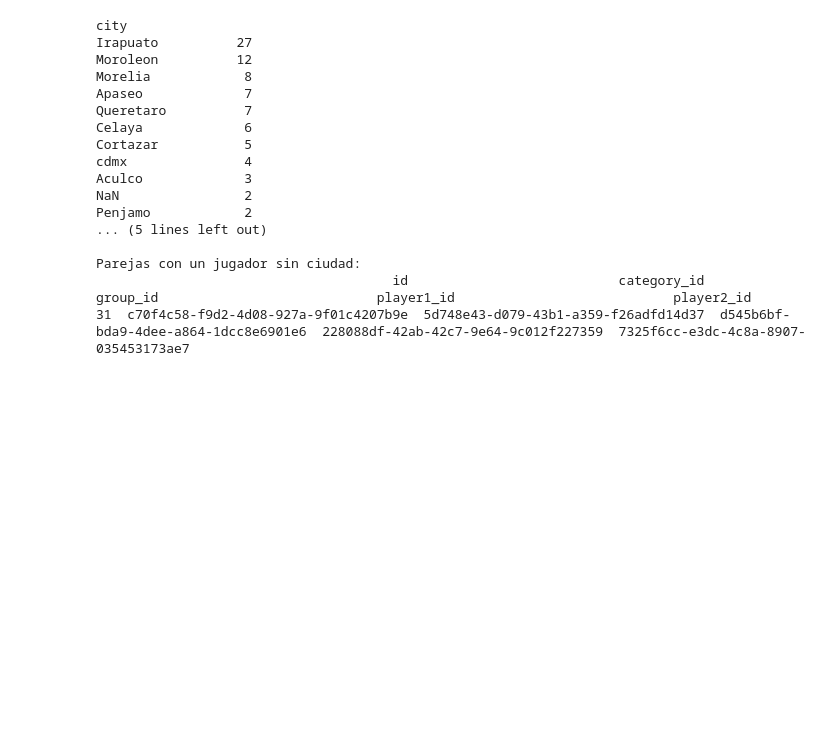
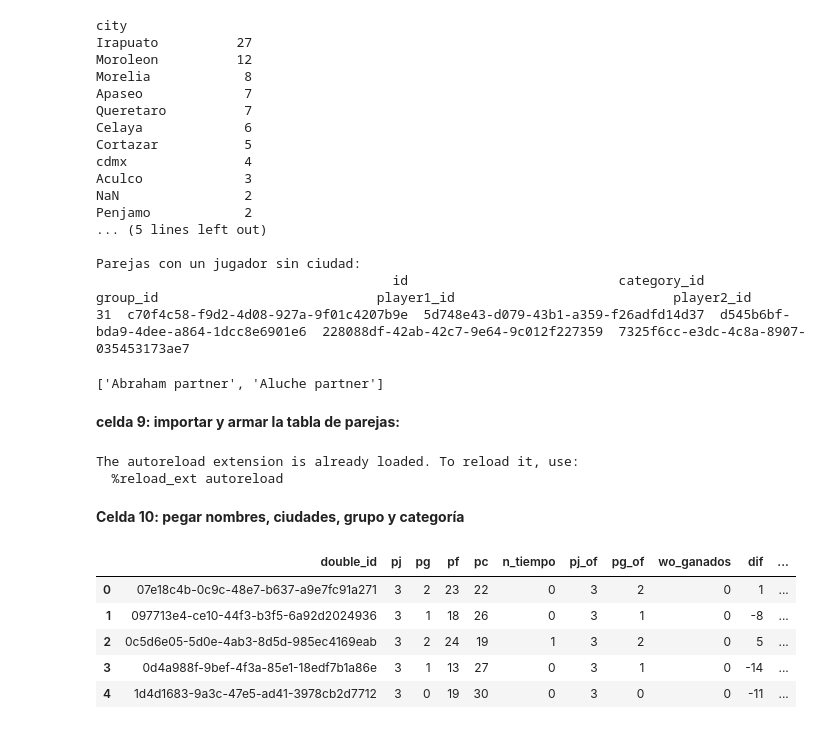
Before and after one commit to Astra-exe/tdlf26-data, a Jupyter notebook: notebooks/EDA.ipynb, the cells around one changed output. Cells and saved outputs as stored; diff of their text form; code cells hidden in the pictures; blank space fills up the shorter version.

```diff
--- a/notebooks/EDA.ipynb
+++ b/notebooks/EDA.ipynb
@@ -262,3 +262,65 @@ Penjamo            2
 Parejas con un jugador sin ciudad:
                                       id                           category_id                              group_id                            player1_id                            player2_id
 31  c70f4c58-f9d2-4d08-927a-9f01c4207b9e  5d748e43-d079-43b1-a359-f26adfd14d37  d545b6bf-bda9-4dee-a864-1dcc8e6901e6  228088df-42ab-42c7-9e64-9c012f227359  7325f6cc-e3dc-4c8a-8907-035453173ae7
+# %%
+pn = players.set_index("id")
+dd0 = doubles.copy()
+dd0["pareja"] = dd0["player1_id"].map(pn["name"]) + " / " + dd0["player2_id"].map(pn["name"])
+
+# Parejas que perdieron por default (confirmado con el organizador)
+WO_PAREJAS = [
+    "PD1-1 / PD1-2",
+    "Aluche partner / Aluche",
+    "Issac Flores / Elliot Becerril",
+]
+wo_ids = set(dd0.loc[dd0["pareja"].isin(WO_PAREJAS), "id"])
+assert len(wo_ids) == 3, "revisa la escritura de los nombres en WO_PAREJAS"
+
+# Compañeros que no dieron su nombre
+mask = players["name"].str.contains("partner", case=False, na=False)
+print(players.loc[mask, "name"].tolist())
+players.loc[mask, "name"] = "Compañero"
+# %% [output]
+['Abraham partner', 'Aluche partner']
+# %% [markdown]
+**celda 9: importar y armar la tabla de parejas:**
+# %%
+import sys
+sys.path.append("..")
+%load_ext autoreload
+%autoreload 2
+from src.sinergy import sinergia
+
+wo_matches = set(long.loc[long["double_id"].isin(wo_ids), "match_id"])
+assert len(wo_matches) == 7, f"se esperaban 7 partidos por default, hay {len(wo_matches)}"
+long["wo"] = long["match_id"].isin(wo_matches)
+
+real = long[~long["wo"]]
+
+pairs = (real.groupby("double_id")
+         .agg(pj=("match_id", "count"), pg=("gano", "sum"),
+              pf=("pf", "sum"), pc=("pc", "sum"),
+              n_tiempo=("por_tiempo", "sum"))
+         .reset_index())
+
+# Victorias oficiales (incluyen las ganadas por default) para la tabla de grupo
+oficial = (long.groupby("double_id")
+           .agg(pj_of=("match_id", "count"), pg_of=("gano", "sum"))
+           .reset_index())
+wo_ganados = (long[long["wo"] & (long["gano"] == 1)]
+              .groupby("double_id").size().rename("wo_ganados").reset_index())
+
+pairs = (pairs.merge(oficial, on="double_id", how="left")
+              .merge(wo_ganados, on="double_id", how="left"))
+pairs["wo_ganados"] = pairs["wo_ganados"].fillna(0).astype(int)
+
+pairs["dif"]        = pairs["pf"] - pairs["pc"]
+pairs["pf_pp"]      = pairs["pf"] / pairs["pj"]
+pairs["pc_pp"]      = pairs["pc"] / pairs["pj"]
+pairs["pct_puntos"] = pairs["pf"] / (pairs["pf"] + pairs["pc"])
+pairs["sinergia"]   = sinergia(pairs["pf"], pairs["pc"], pairs["pj"])
+# %% [output]
+The autoreload extension is already loaded. To reload it, use:
+  %reload_ext autoreload
+# %% [markdown]
+**Celda 10: pegar nombres, ciudades, grupo y categoría**
@@ -264,0 +343,9 @@ Parejas con un jugador sin ciudad:
+# %%
+pairs.head()
+# %% [output]
+|  | double_id | pj | pg | pf | pc | n_tiempo | pj_of | pg_of | wo_ganados | dif | ... |
+| 0 | 07e18c4b-0c9c-48e7-b637-a9e7fc91a271 | 3 | 2 | 23 | 22 | 0 | 3 | 2 | 0 | 1 | ... |
+| 1 | 097713e4-ce10-44f3-b3f5-6a92d2024936 | 3 | 1 | 18 | 26 | 0 | 3 | 1 | 0 | -8 | ... |
+| 2 | 0c5d6e05-5d0e-4ab3-8d5d-985ec4169eab | 3 | 2 | 24 | 19 | 1 | 3 | 2 | 0 | 5 | ... |
+| 3 | 0d4a988f-9bef-4f3a-85e1-18edf7b1a86e | 3 | 1 | 13 | 27 | 0 | 3 | 1 | 0 | -14 | ... |
+| 4 | 1d4d1683-9a3c-47e5-ad41-3978cb2d7712 | 3 | 0 | 19 | 30 | 0 | 3 | 0 | 0 | -11 | ... |
```
Also changed, not shown: parts of 27 cells of this notebook, 1 other file.
